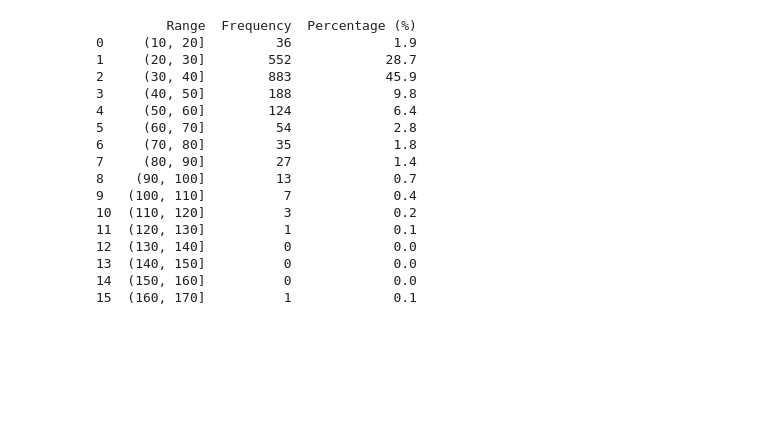
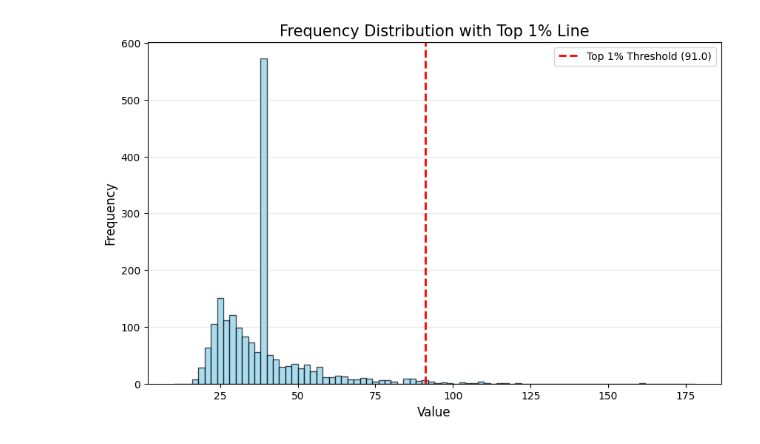
Before and after one commit to yudai-22/Cygnus-X_CAE, a Jupyter notebook: Bubble_analysis/Bubble_Histogram/make_bubble_histogram.ipynb, the cells around one changed output. Saved outputs shown, nothing was run; the diff lists cells and outputs as text; code cells hidden in the pictures; blank space fills up the shorter version.

```diff
--- a/Bubble_analysis/Bubble_Histogram/make_bubble_histogram.ipynb
+++ b/Bubble_analysis/Bubble_Histogram/make_bubble_histogram.ipynb
@@ -30,30 +40,26 @@ plt.show()
-# %%
-s = pd.Series(loaded_sum_list)
-
-# 階級幅（例：10刻み）でカット
-bins = range(min(loaded_sum_list)//10*10, (max(loaded_sum_list)//10+2)*10, 10)
-frequency_table = pd.cut(s, bins=bins).value_counts().sort_index().reset_index()
-frequency_table.columns = ['Range', 'Frequency']
-
-# 割合(%)も追加
-frequency_table['Percentage (%)'] = (frequency_table['Frequency'] / len(loaded_sum_list) * 100).round(1)
-
-print(frequency_table)
-# %% [output]
-         Range  Frequency  Percentage (%)
-0     (10, 20]         36             1.9
-1     (20, 30]        552            28.7
-2     (30, 40]        883            45.9
-3     (40, 50]        188             9.8
-4     (50, 60]        124             6.4
-5     (60, 70]         54             2.8
-6     (70, 80]         35             1.8
-7     (80, 90]         27             1.4
-8    (90, 100]         13             0.7
-9   (100, 110]          7             0.4
-10  (110, 120]          3             0.2
-11  (120, 130]          1             0.1
-12  (130, 140]          0             0.0
-13  (140, 150]          0             0.0
-14  (150, 160]          0             0.0
-15  (160, 170]          1             0.1
+# %%
+# --- 1. 統計量の計算 ---
+# 上位1%の境界値（99パーセンタイル）を計算
+# maxから数えて1%なので、全体の下から99%の位置
+threshold_1percent = np.percentile(loaded_sum_list, 99)
+
+# --- 3. プロットの作成 ---
+plt.figure(figsize=(10, 6))
+# ヒストグラムの描画
+bins = range(min(loaded_sum_list)//10*10, (max(loaded_sum_list)//10+2)*10, 2)
+n, bins_hist, patches = plt.hist(loaded_sum_list, bins=bins, color='skyblue', edgecolor='black', alpha=0.7)
+
+# 上位1%ラインの描画 (垂直線)
+plt.axvline(threshold_1percent, color='red', linestyle='--', linewidth=2,
+            label=f'Top 1% Threshold ({threshold_1percent:.1f})')
+
+# 装飾
+plt.title('Frequency Distribution with Top 1% Line', fontsize=15)
+plt.xlabel('Value', fontsize=12)
+plt.ylabel('Frequency', fontsize=12)
+plt.legend()
+plt.grid(axis='y', alpha=0.3)
+plt.savefig("bubble_Histogram.svg")
+plt.show()
+# %% [output]
+[figure, added]
```
Also changed, not shown: parts of 6 cells of this notebook, 3 other files.
